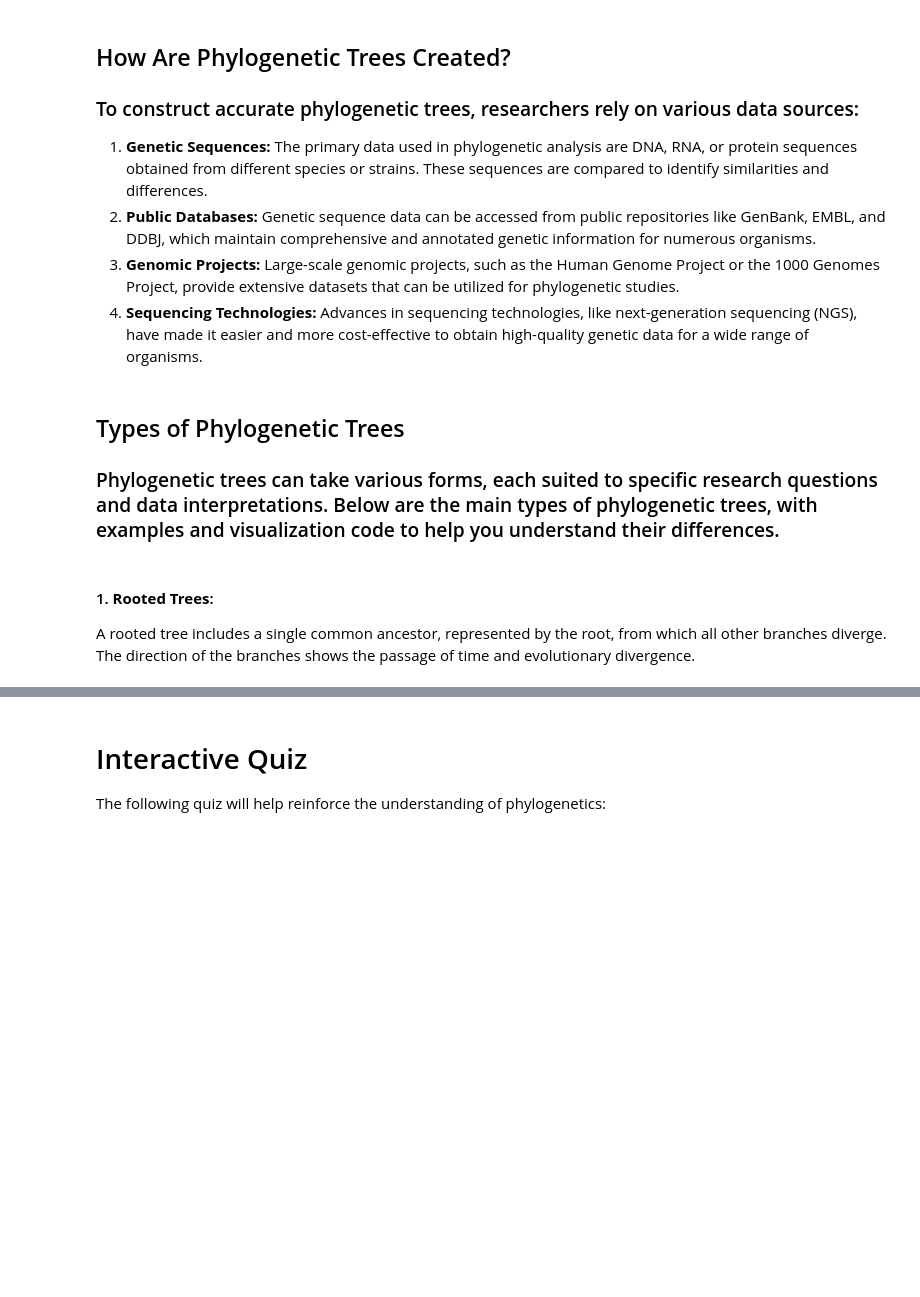
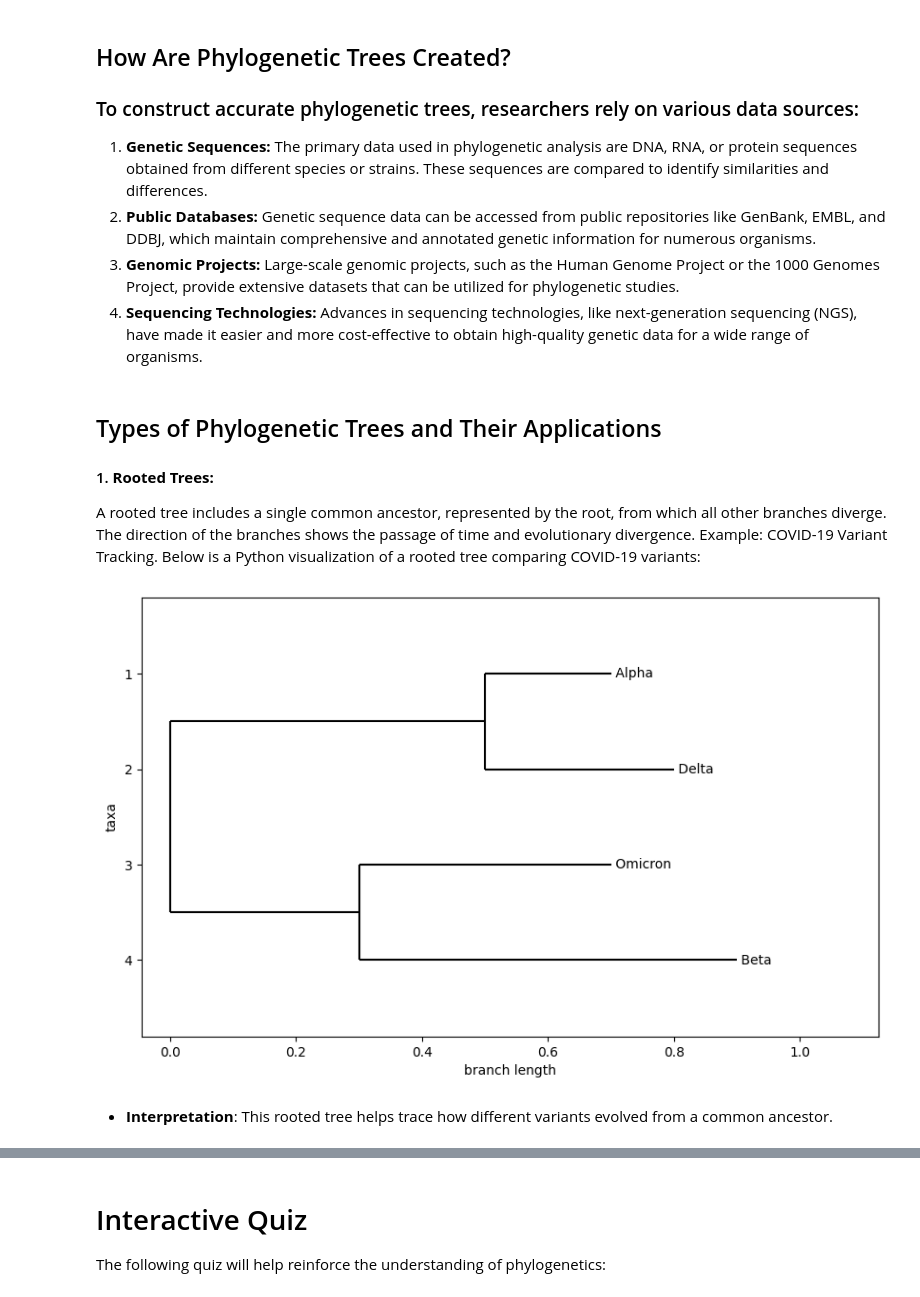
Before and after one commit to bicbioeng/nosi-phylogenetic-tree, a Jupyter notebook: Submodule1.ipynb, the cells around one changed output, grey strips where cells are left out. Drawn from its saved outputs; the diff is of its cells as text; code cells hidden in the pictures; blank space fills up the shorter version.

```diff
--- a/Submodule1.ipynb
+++ b/Submodule1.ipynb
@@ -67,20 +86,30 @@ For example, consider a phylogenetic tree of primates. It reveals how humans, ch
 2. **Public Databases:** Genetic sequence data can be accessed from public repositories like GenBank, EMBL, and DDBJ, which maintain comprehensive and annotated genetic information for numerous organisms.
 3. **Genomic Projects:** Large-scale genomic projects, such as the Human Genome Project or the 1000 Genomes Project, provide extensive datasets that can be utilized for phylogenetic studies.
 4. **Sequencing Technologies:** Advances in sequencing technologies, like next-generation sequencing (NGS), have made it easier and more cost-effective to obtain high-quality genetic data for a wide range of organisms.
-# %% [markdown]
-## Types of Phylogenetic Trees
-### Phylogenetic trees can take various forms, each suited to specific research questions and data interpretations. Below are the main types of phylogenetic trees, with examples and visualization code to help you understand their differences.
-<!-- 1. **Rooted Trees:** These trees have a single ancestral root, representing the common ancestor of all the entities in the tree. The direction of the branches indicates the passage of time and evolutionary divergence.
-2. **Unrooted Trees:** Unrooted trees do not show a common ancestor but illustrate the relationships among species without indicating the direction of evolutionary time.
-3. **Cladograms:** Cladograms represent the branching order of evolutionary relationships but do not provide information about the branch lengths or the amount of evolutionary change.
-4. **Phylograms:** Phylograms provide both the branching order and the branch lengths, indicating the amount of evolutionary change along each branch.
-5. **Dendrograms:** Similar to phylograms, dendrograms can also include hierarchical clustering, making them useful in various fields like genomics and linguistics.
-
-By studying phylogenetic trees, scientists can gain valuable insights into the evolutionary history, relationships, and diversification of different organisms, ultimately expanding our understanding of the intricate tapestry of life on Earth. -->
 # %% [markdown]
-#### 1. **Rooted Trees**:
-
+## Types of Phylogenetic Trees and Their Applications
+#### 1. **Rooted Trees:**
 A rooted tree includes a single common ancestor, represented by the root, from which all other branches diverge. The direction of the branches shows the passage of time and evolutionary divergence.
+Example: COVID-19 Variant Tracking.
+Below is a Python visualization of a rooted tree comparing COVID-19 variants:
+# %%
+from Bio import Phylo
+from io import StringIO
+import matplotlib.pyplot as plt
+
+# Hypothetical rooted tree for COVID-19 variants in Newick format
+covid_rooted_tree = "((Alpha:0.2, Delta:0.3):0.5, (Omicron:0.4, Beta:0.6):0.3);"
+tree = Phylo.read(StringIO(covid_rooted_tree), "newick")
+
+# Visualization
+fig, ax = plt.subplots(figsize=(10, 6))
+Phylo.draw(tree, axes=ax)
+ax.set_title("Rooted Tree: COVID-19 Variants Evolution", fontsize=14, weight='bold')
+plt.show()
+# %% [output]
+[figure, added]
+# %% [markdown]
+- **Interpretation**: This rooted tree helps trace how different variants evolved from a common ancestor.
 # %%
 from Bio import Phylo
 from io import StringIO
```
Also changed, not shown: parts of 27 cells of this notebook, 3 other files.
